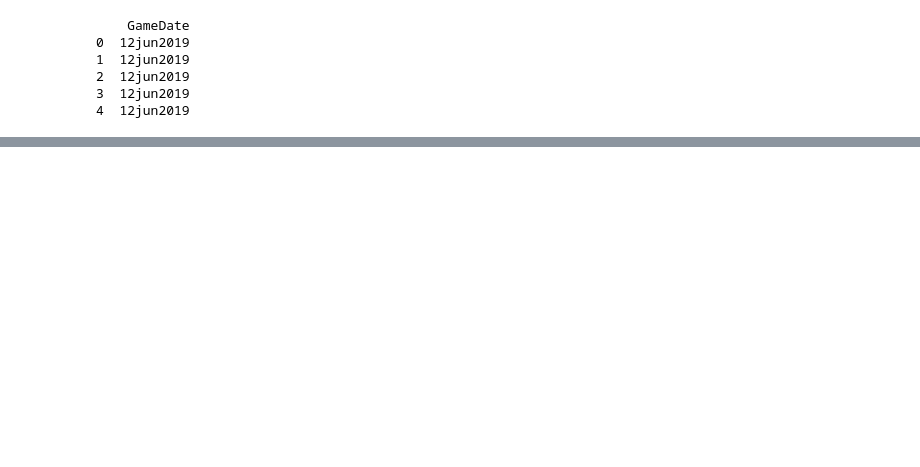
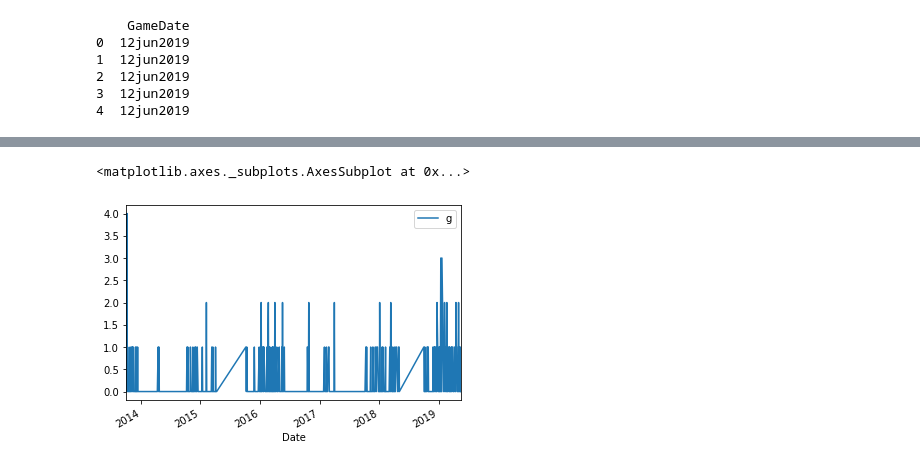
Before and after one commit to TrentMcNamara/Coding-Practice, a Jupyter notebook: Basic Functions and Features Using Data.ipynb, the cells around one changed output, grey strips where cells are left out. Drawn from its saved outputs; the diff is of its cells as text; code cells hidden in the pictures; blank space fills up the shorter version.

```diff
--- a/Basic Functions and Features Using Data.ipynb
+++ b/Basic Functions and Features Using Data.ipynb
@@ -433,0 +355,5 @@ Name: GameDate2, dtype: int64
+# %%
+goal_series.plot()
+# %% [output]
+<matplotlib.axes._subplots.AxesSubplot at 0x...>
+[figure, added]
```
Also changed, not shown: parts of 17 cells of this notebook.
